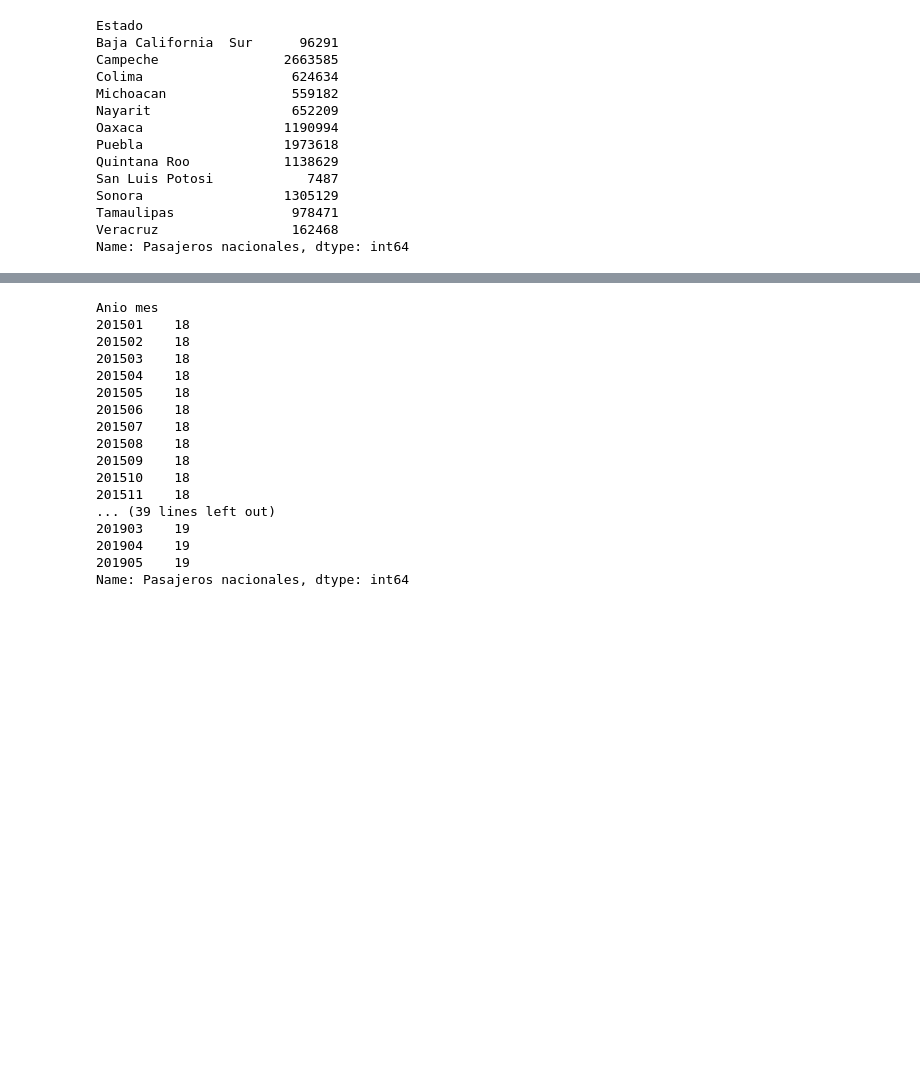
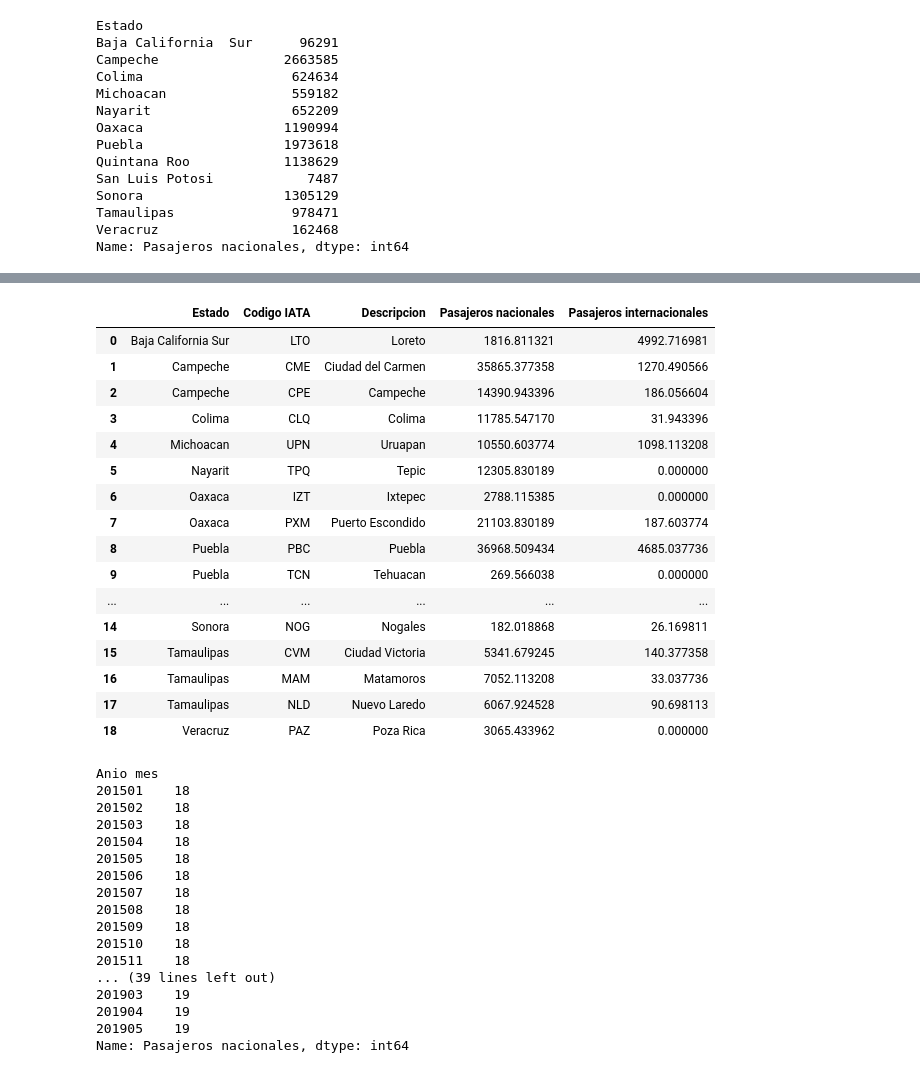
Before and after one commit to FranckEnriquez/DataLab_Community, a Jupyter notebook: Python/Introduction/codes/Data_Manipulation/Data_MTA.ipynb, the cells around one changed output, grey strips where cells are left out. Saved outputs shown, nothing was run; the diff lists cells and outputs as text; code cells hidden in the pictures; blank space fills up the shorter version.

```diff
--- a/Python/Introduction/codes/Data_Manipulation/Data_MTA.ipynb
+++ b/Python/Introduction/codes/Data_Manipulation/Data_MTA.ipynb
@@ -332,3 +353,23 @@ Name: Pasajeros nacionales, dtype: int64
+# %%
+pas.groupby(['Estado', 'Codigo IATA','Descripcion'])[['Pasajeros nacionales','Pasajeros internacionales']].mean().reset_index()
+# %% [output]
+|  | Estado | Codigo IATA | Descripcion | Pasajeros nacionales | Pasajeros internacionales |
+| 0 | Baja California Sur | LTO | Loreto | 1816.811321 | 4992.716981 |
+| 1 | Campeche | CME | Ciudad del Carmen | 35865.377358 | 1270.490566 |
+| 2 | Campeche | CPE | Campeche | 14390.943396 | 186.056604 |
+| 3 | Colima | CLQ | Colima | 11785.547170 | 31.943396 |
+| 4 | Michoacan | UPN | Uruapan | 10550.603774 | 1098.113208 |
+| 5 | Nayarit | TPQ | Tepic | 12305.830189 | 0.000000 |
+| 6 | Oaxaca | IZT | Ixtepec | 2788.115385 | 0.000000 |
+| 7 | Oaxaca | PXM | Puerto Escondido | 21103.830189 | 187.603774 |
+| 8 | Puebla | PBC | Puebla | 36968.509434 | 4685.037736 |
+| 9 | Puebla | TCN | Tehuacan | 269.566038 | 0.000000 |
+| ... | ... | ... | ... | ... | ... |
+| 14 | Sonora | NOG | Nogales | 182.018868 | 26.169811 |
+| 15 | Tamaulipas | CVM | Ciudad Victoria | 5341.679245 | 140.377358 |
+| 16 | Tamaulipas | MAM | Matamoros | 7052.113208 | 33.037736 |
+| 17 | Tamaulipas | NLD | Nuevo Laredo | 6067.924528 | 90.698113 |
+| 18 | Veracruz | PAZ | Poza Rica | 3065.433962 | 0.000000 |
 # %%
 pas.groupby('Anio mes')['Pasajeros nacionales'].count()
 # %% [output]
```
Also changed, not shown: parts of 8 cells of this notebook, 5 other files.
